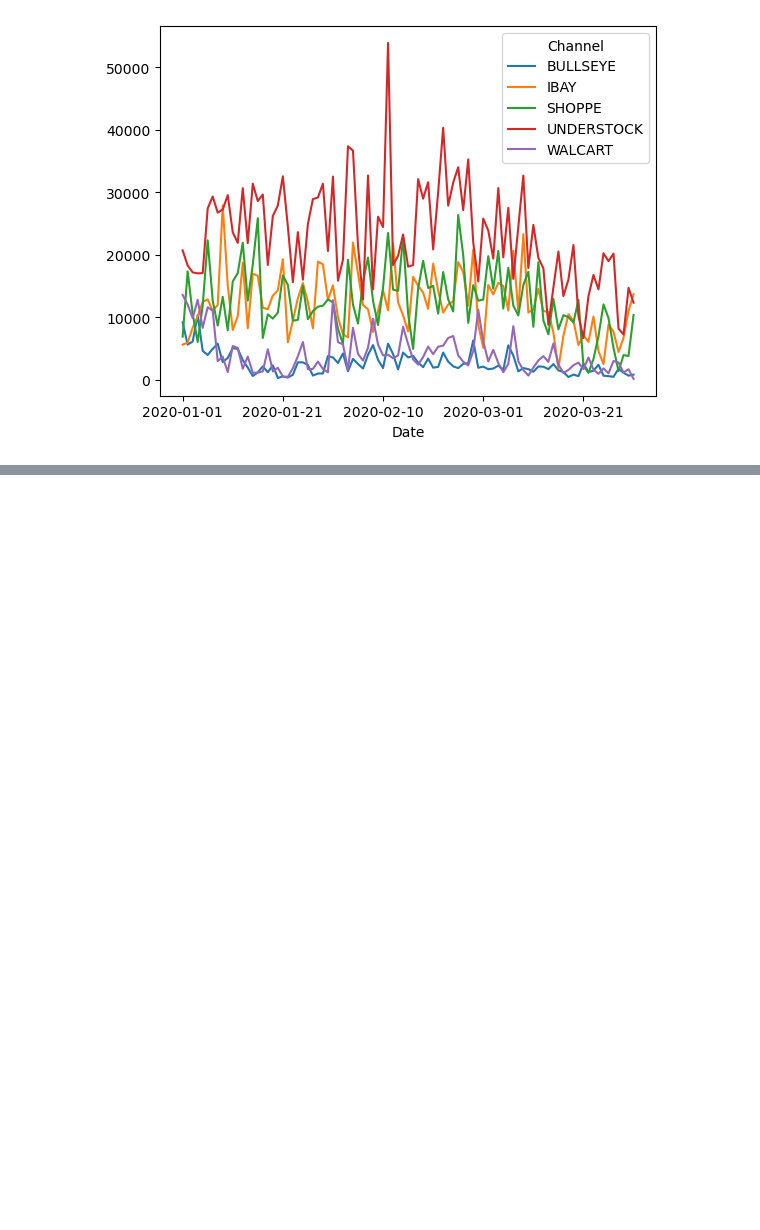
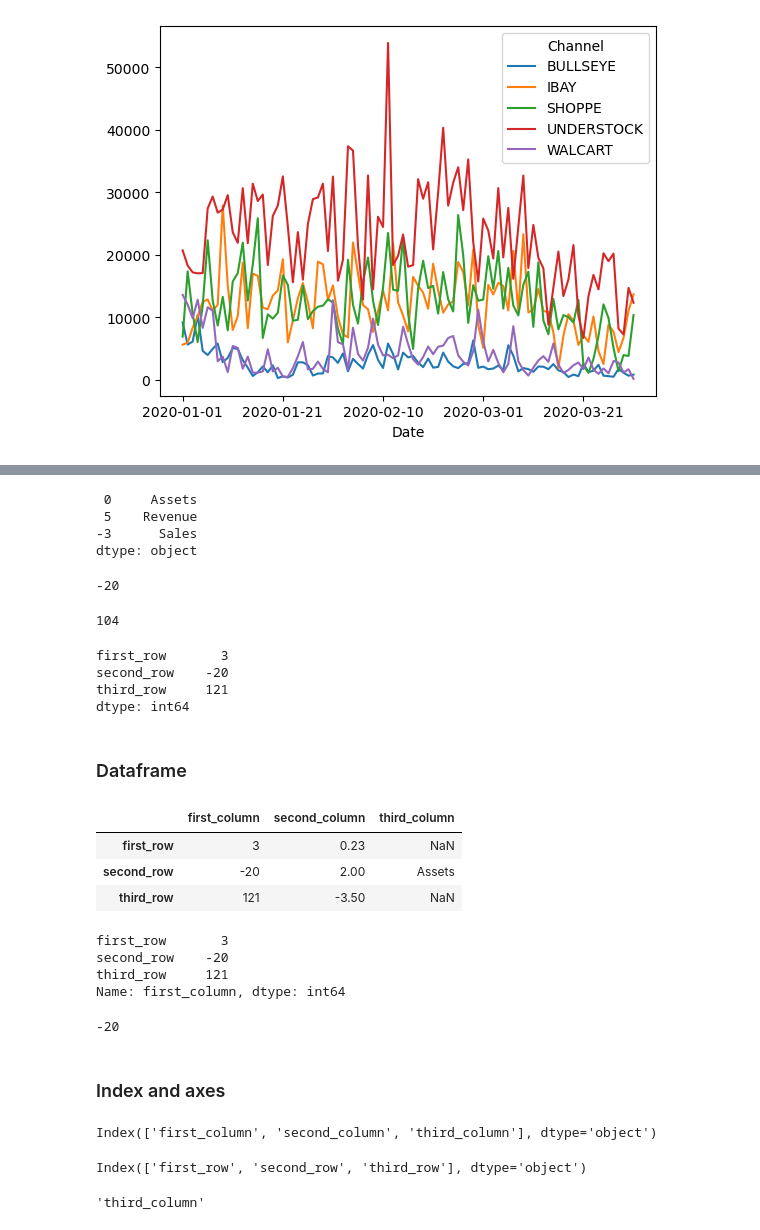
Before and after one commit to LeonardoSMSoares/Economics-Finance, a Jupyter notebook: Python for Accounting/PFA 01 - Pandas, Tables, and Excell Files.ipynb, the cells around one changed output, grey strips where cells are left out. Drawn from its saved outputs; the diff is of its cells as text; code cells hidden in the pictures; blank space fills up the shorter version.

```diff
--- a/Python for Accounting/PFA 01 - Working with Tables.ipynb
+++ b/Python for Accounting/PFA 01 - Pandas, Tables, and Excell Files.ipynb
@@ -175,0 +185,65 @@ daily_totals_df.plot();
+# %%
+pd.Series({0: 'Assets', 5: 'Revenue', -3: 'Sales'})
+# %% [output]
+ 0     Assets
+ 5    Revenue
+-3      Sales
+dtype: object
+# %%
+values = pd.Series({'first_row': 3, 'second_row': -20, 'third_row': 121})
+
+values['second_row']
+# %% [output]
+-20
+# %%
+values.sum()
+# %% [output]
+104
+# %%
+values
+# %% [output]
+first_row       3
+second_row    -20
+third_row     121
+dtype: int64
+# %% [markdown]
+### Dataframe
+# %%
+df = pd.DataFrame({
+    "first_column": pd.Series({"first_row": 3, "second_row": -20, "third_row": 121}),
+    "second_column": pd.Series({"first_row": 0.23, "second_row": 2, "third_row": -3.5}),
+    "third_column": pd.Series({"second_row": 'Assets'}),
+})
+
+df
+# %% [output]
+|  | first_column | second_column | third_column |
+| first_row | 3 | 0.23 | NaN |
+| second_row | -20 | 2.00 | Assets |
+| third_row | 121 | -3.50 | NaN |
+# %%
+df['first_column']  # column
+# %% [output]
+first_row       3
+second_row    -20
+third_row     121
+Name: first_column, dtype: int64
+# %%
+df['first_column']['second_row']  # column, row
+# %% [output]
+-20
+# %% [markdown]
+### Index and axes
+# %%
+df.columns
+# %% [output]
+Index(['first_column', 'second_column', 'third_column'], dtype='object')
+# %%
+df.index
+# %% [output]
+Index(['first_row', 'second_row', 'third_row'], dtype='object')
+# %%
+# Accesses the third column name in the DataFrame 'df'
+df.columns[2]
+# %% [output]
+'third_column'
```
Also changed, not shown: parts of 29 cells of this notebook, 1 other file.
